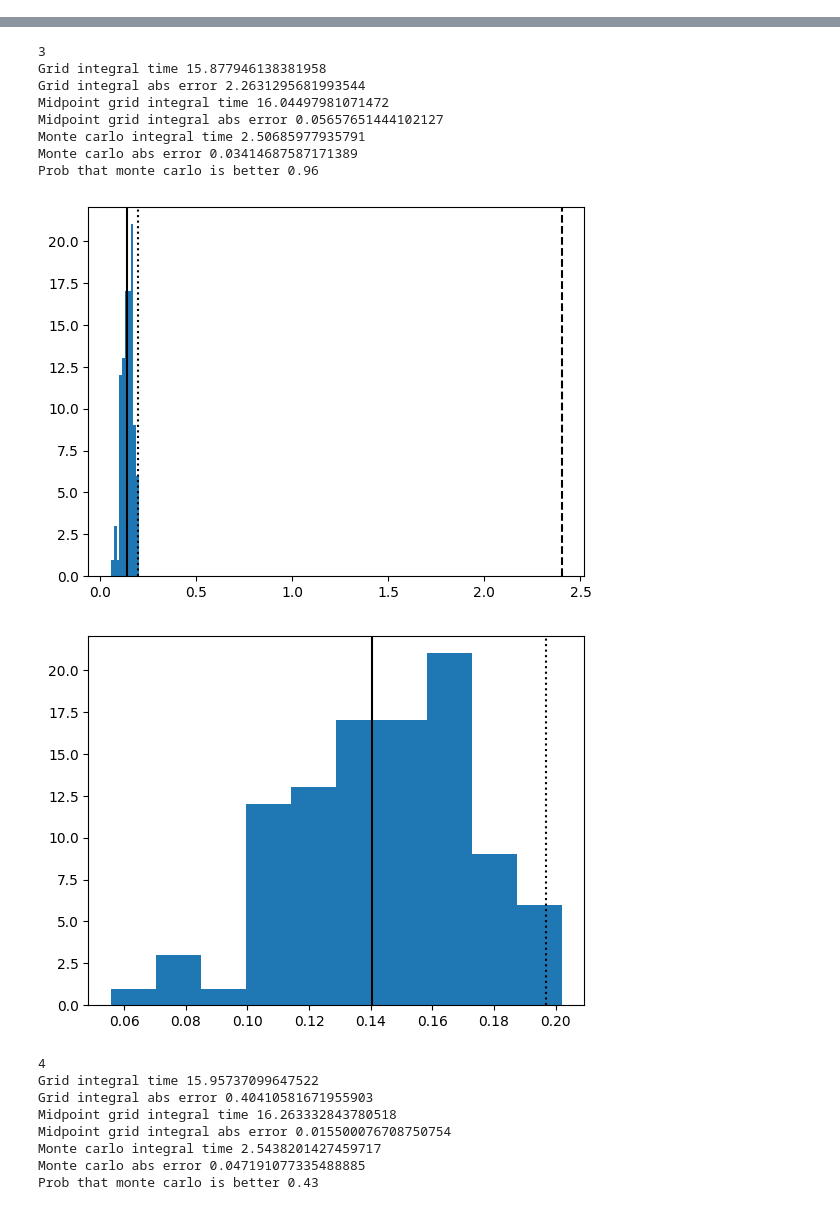
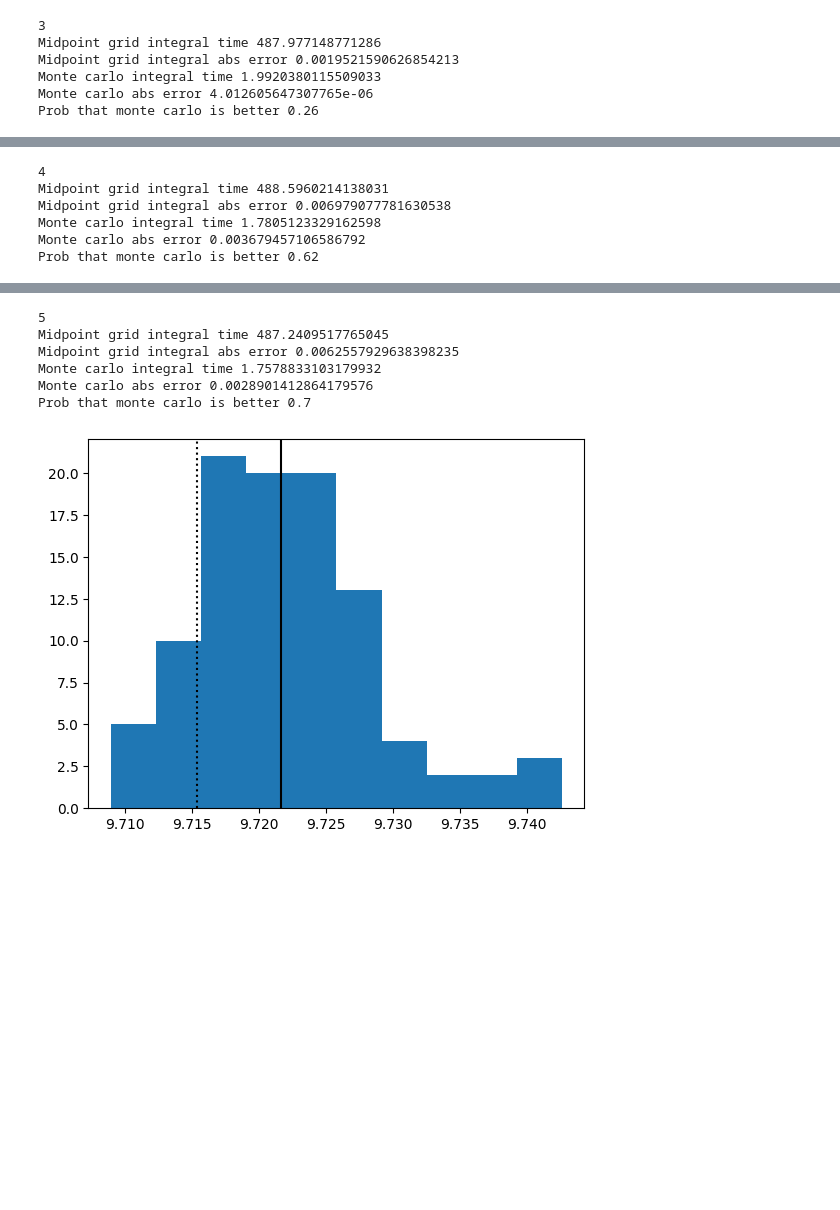
Before and after one commit to ShouvikGhosh2048/monte-carlo, a Jupyter notebook: monte-carlo.ipynb, the cells around one changed output, grey strips where cells are left out. Saved outputs shown, nothing was run; the diff lists cells and outputs as text; code cells hidden in the pictures; blank space fills up the shorter version.

Commit message:
Speed up monte carlo using odin

```diff
--- a/monte-carlo.ipynb
+++ b/monte-carlo.ipynb
@@ -234,17 +274,18 @@ plt.show()
 # %%
-# Grid (0 offset) vs Monte carlo
-
-# Speed up computation of monte carlo using numpy
-# https://stackoverflow.com/a/48180596
+# Grid (0.5 offset) vs Monte carlo
 
 import time
-import numpy as np
+import matplotlib.pyplot as plt
+
+x0 = var(0)
+x1 = var(1)
+x2 = var(2)
+x3 = var(3)
+x4 = var(4)
 
 for i in range(5):
     print(i + 1)
     polynomial = 0
-    coefficients = []
-    degrees = []
     for i in range(3):
         for j in range(3):
             for k in range(3):
@@ -252,19 +293,12 @@ for i in range(5):
                     for m in range(3):
                         coefficient = 20 * random.random() - 10
                         polynomial += coefficient * x0 ** i * x1 ** j * x2 ** k * x3 ** l * x4 ** m
-                        coefficients.append(coefficient)
-                        degrees.append((i, j, k, l, m))
     region = [(0, 1), (0, 1), (0, 1), (0, 1), (0, 1)]
 
-    grid_n = 10
+    grid_n = 20
     monte_carlo_n = grid_n ** len(region)
 
     actual_integral = integral(polynomial, region)
-
-    start = time.time()
-    grid_estimate = grid_integral(polynomial, region, grid_n)
-    print('Grid integral time', time.time() - start)
-    print('Grid integral abs error', abs(grid_estimate - actual_integral))
 
     start = time.time()
     midpoint_grid_estimate = grid_integral(polynomial, region, grid_n, cell_offset=0.5)
@@ -272,9 +306,7 @@ for i in range(5):
     print('Midpoint grid integral abs error', abs(midpoint_grid_estimate - actual_integral))
 
     start = time.time()
-    volume = 1
-    x = np.random.rand(monte_carlo_n, len(region))
-    monte_carlo_estimate = volume * np.stack([c * ((x ** d).prod(axis=1)) for (c, d) in zip(coefficients, degrees)]).sum() / monte_carlo_n
+    monte_carlo_estimate = polynomial_monte_carlo(polynomial, region, monte_carlo_n)
     print('Monte carlo integral time', time.time() - start)
     print('Monte carlo abs error', abs(monte_carlo_estimate - actual_integral))
 
@@ -282,23 +314,15 @@ for i in range(5):
     monte_better_count = 0
     monte_carlo_integrals = []
     for c in range(N):
-        volume = 1
-        x = np.random.rand(monte_carlo_n, len(region))
-        monte_carlo_estimate = volume * np.stack([c * ((x ** d).prod(axis=1)) for (c, d) in zip(coefficients, degrees)]).sum() / monte_carlo_n
+        monte_carlo_estimate = polynomial_monte_carlo(polynomial, region, monte_carlo_n)
         monte_carlo_integrals.append(monte_carlo_estimate)
-        if abs(monte_carlo_estimate - actual_integral) < min(abs(grid_estimate - actual_integral), abs(midpoint_grid_estimate - actual_integral)):
+        if abs(monte_carlo_estimate - actual_integral) < abs(midpoint_grid_estimate - actual_integral):
             monte_better_count += 1
     print('Prob that monte carlo is better', monte_better_count / N)
 
     plt.hist(monte_carlo_integrals)
     plt.axvline(x = actual_integral, color = "black")
-    plt.axvline(x = grid_estimate, color = "black", linestyle="--")
     plt.axvline(x = midpoint_grid_estimate, color = "black", linestyle=":")
     plt.show()
-
-    plt.hist(monte_carlo_integrals)
-    plt.axvline(x = actual_integral, color = "black")
-    plt.axvline(x = midpoint_grid_estimate, color = "black", linestyle=":")
-    plt.show()
 # %% [output]
 1
@@ -321,0 +342,6 @@ Prob that monte carlo is better 0.12
+3
+Midpoint grid integral time 487.977148771286
+Midpoint grid integral abs error 0.0019521590626854213
+Monte carlo integral time 1.9920380115509033
+Monte carlo abs error 4.012605647307765e-06
+Prob that monte carlo is better 0.26
@@ -322,0 +349,6 @@ Prob that monte carlo is better 0.12
+4
+Midpoint grid integral time 488.5960214138031
+Midpoint grid integral abs error 0.006979077781630538
+Monte carlo integral time 1.7805123329162598
+Monte carlo abs error 0.003679457106586792
+Prob that monte carlo is better 0.62
@@ -324,18 +356,7 @@ Prob that monte carlo is better 0.12
-3
-Grid integral time 15.877946138381958
-Grid integral abs error 2.2631295681993544
-Midpoint grid integral time 16.04497981071472
-Midpoint grid integral abs error 0.05657651444102127
-Monte carlo integral time 2.50685977935791
-Monte carlo abs error 0.03414687587171389
-Prob that monte carlo is better 0.96
+5
+Midpoint grid integral time 487.2409517765045
+Midpoint grid integral abs error 0.0062557929638398235
+Monte carlo integral time 1.7578833103179932
+Monte carlo abs error 0.0028901412864179576
+Prob that monte carlo is better 0.7
-[figure, old version]
+[figure, new version]
-[figure, removed]
-4
-Grid integral time 15.95737099647522
-Grid integral abs error 0.40410581671955903
-Midpoint grid integral time 16.263332843780518
-Midpoint grid integral abs error 0.015500076708750754
-Monte carlo integral time 2.5438201427459717
-Monte carlo abs error 0.047191077335488885
-Prob that monte carlo is better 0.43
```
Also changed, not shown: parts of 3 cells of this notebook, 2 other files.
